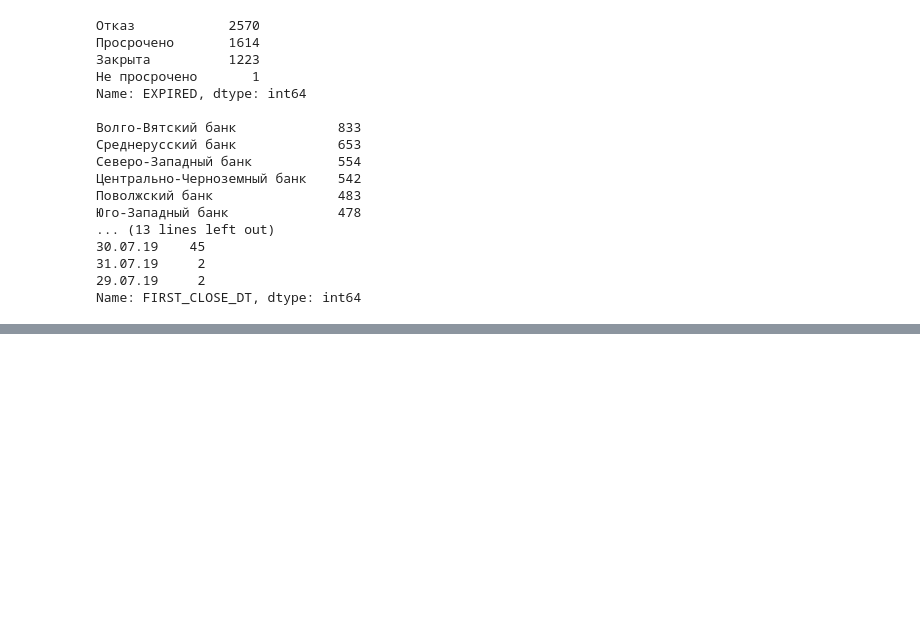
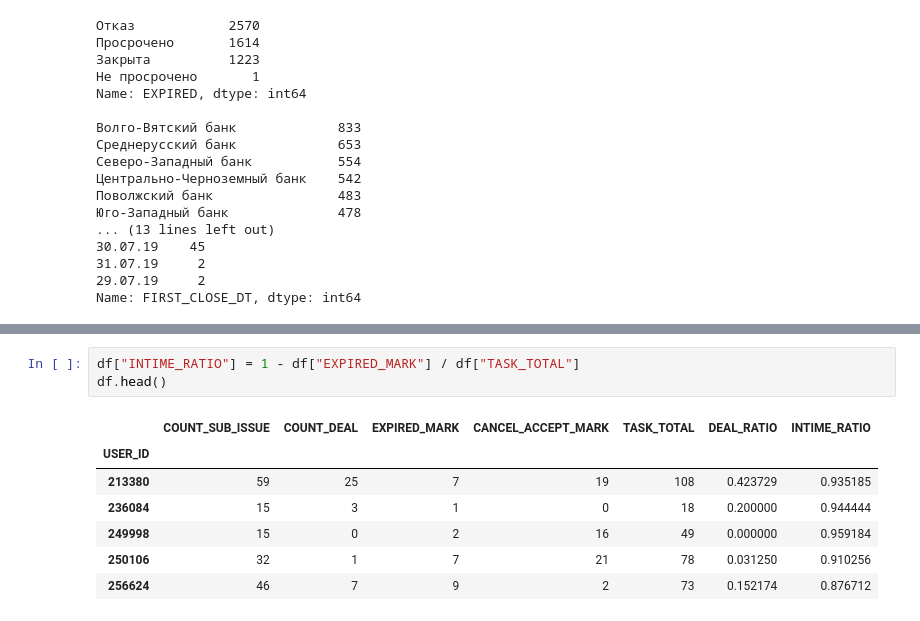
Before and after one commit to daniilstv/math, a Jupyter notebook: teorver_project.ipynb, the cells around one changed output, grey strips where cells are left out. Cells and saved outputs as stored; diff of their text form; blank space fills up the shorter version.

```diff
--- a/teorver_project.ipynb
+++ b/teorver_project.ipynb
@@ -154,0 +116,11 @@ plt.scatter(df1["DEAL_RATIO"],df1["COUNT_SUB_ISSUE"])
+# %%
+df["INTIME_RATIO"] = 1 - df["EXPIRED_MARK"] / df["TASK_TOTAL"]
+df.head()
+# %% [output]
+|  | COUNT_SUB_ISSUE | COUNT_DEAL | EXPIRED_MARK | CANCEL_ACCEPT_MARK | TASK_TOTAL | DEAL_RATIO | INTIME_RATIO |
+| USER_ID |  |  |  |  |  |  |  |
+| 213380 | 59 | 25 | 7 | 19 | 108 | 0.423729 | 0.935185 |
+| 236084 | 15 | 3 | 1 | 0 | 18 | 0.200000 | 0.944444 |
+| 249998 | 15 | 0 | 2 | 16 | 49 | 0.000000 | 0.959184 |
+| 250106 | 32 | 1 | 7 | 21 | 78 | 0.031250 | 0.910256 |
+| 256624 | 46 | 7 | 9 | 2 | 73 | 0.152174 | 0.876712 |
```
Also changed, not shown: parts of 11 cells of this notebook.
